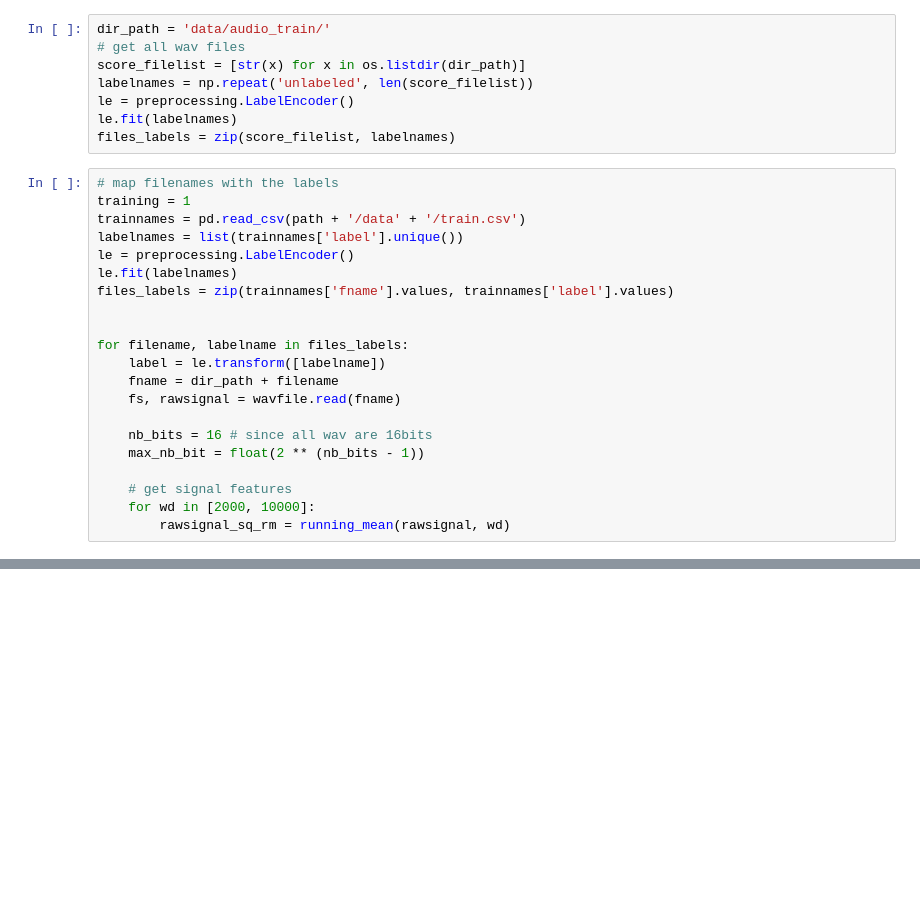
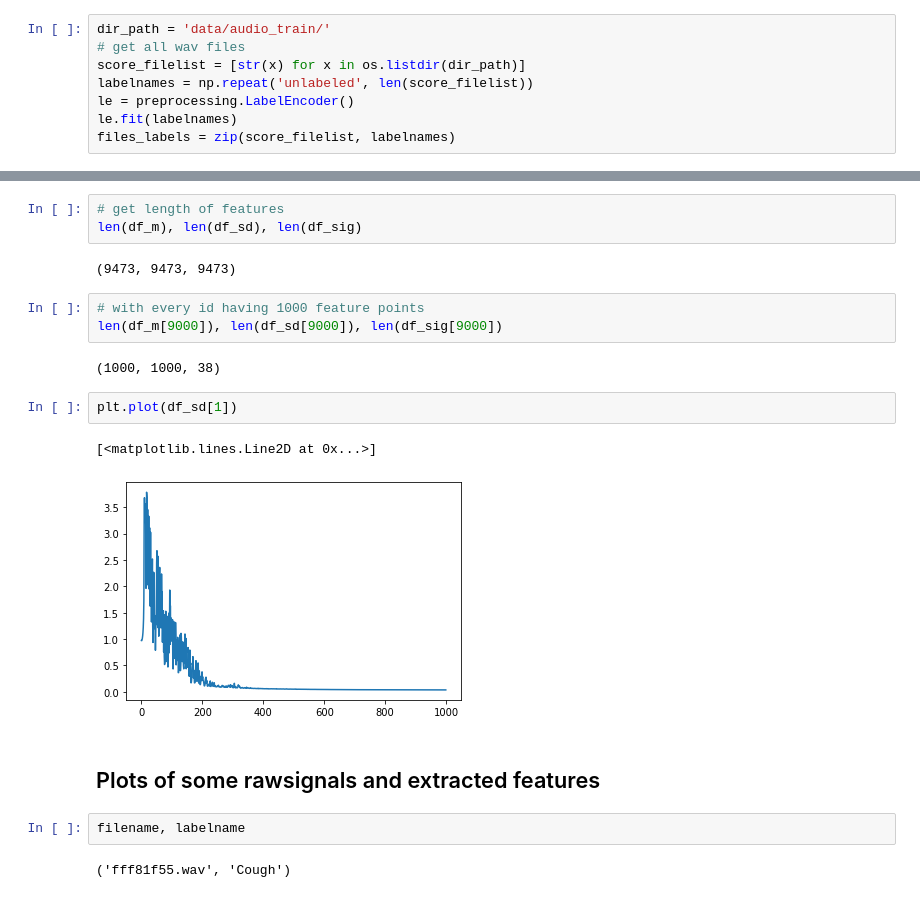
Before and after one commit to Venkat-Rajgopal/Audio-Tagging, a Jupyter notebook: notebooks/feature_extractor.ipynb, the cells around one changed output, grey strips where cells are left out. Drawn from its saved outputs; the diff is of its cells as text; blank space fills up the shorter version.

```diff
--- a/notebooks/feature_extractor.ipynb
+++ b/notebooks/feature_extractor.ipynb
@@ -39,24 +80,3 @@ labelnames = np.repeat('unlabeled', len(score_filelist))
 le = preprocessing.LabelEncoder()
 le.fit(labelnames)
 files_labels = zip(score_filelist, labelnames)
-# %%
-# map filenames with the labels
-training = 1
-trainnames = pd.read_csv(path + '/data' + '/train.csv')
-labelnames = list(trainnames['label'].unique())
-le = preprocessing.LabelEncoder()
-le.fit(labelnames)
-files_labels = zip(trainnames['fname'].values, trainnames['label'].values)
-
-
-for filename, labelname in files_labels:
-    label = le.transform([labelname])
-    fname = dir_path + filename
-    fs, rawsignal = wavfile.read(fname)
-
-    nb_bits = 16 # since all wav are 16bits
-    max_nb_bit = float(2 ** (nb_bits - 1))
-
-    # get signal features
-    for wd in [2000, 10000]:
-        rawsignal_sq_rm = running_mean(rawsignal, wd)
@@ -64,0 +148,21 @@ max_
+# %%
+# get length of features
+len(df_m), len(df_sd), len(df_sig)
+# %% [output]
+(9473, 9473, 9473)
+# %%
+# with every id having 1000 feature points
+len(df_m[9000]), len(df_sd[9000]), len(df_sig[9000])
+# %% [output]
+(1000, 1000, 38)
+# %%
+plt.plot(df_sd[1])
+# %% [output]
+[<matplotlib.lines.Line2D at 0x...>]
+[figure, added]
+# %% [markdown]
+## Plots of some rawsignals and extracted features
+# %%
+filename, labelname
+# %% [output]
+('fff81f55.wav', 'Cough')
```
Also changed, not shown: parts of 11 cells of this notebook.
